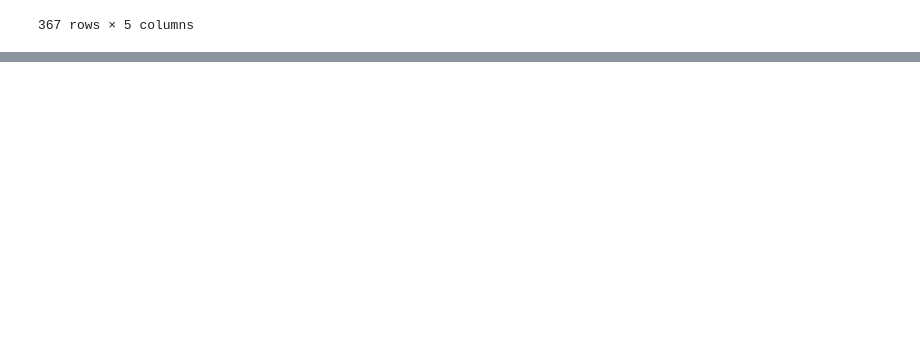
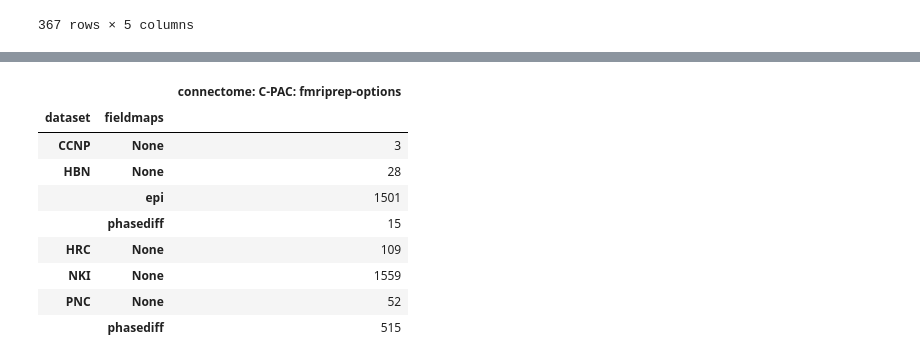
Before and after one commit to shnizzedy/pickle-RBC-exemplars, a Jupyter notebook: pickle_table.ipynb, the cells around one changed output, grey strips where cells are left out. Drawn from its saved outputs; the diff is of its cells as text; code cells hidden in the pictures; blank space fills up the shorter version.

Commit message:
:monocle_face: Group / count

```diff
--- a/pickle_table.ipynb
+++ b/pickle_table.ipynb
@@ -286,3 +286,8 @@ df[(df['connectome: fMRIPrep'] != '') & (df['connectome: C-PAC: fmriprep-options
 | sub-NDARCG073GZ6_ses-HBNsiteRU_ta... | HBN | s3://fcp-indi/data/Projects/HBN/B... | epi | sub-NDARCG073GZ6_ses-HBNsiteRU_ta... | sub-NDARCG073GZ6_ses-HBNsiteRU_ta... |
 | sub-NDARTH433TE0_ses-HBNsiteRU_ta... | HBN | s3://fcp-indi/data/Projects/HBN/B... | epi | sub-NDARTH433TE0_ses-HBNsiteRU_ta... | sub-NDARTH433TE0_ses-HBNsiteRU_ta... |
 367 rows × 5 columns
+# %%
+cpac = {'done': {'raw': df[df['connectome: C-PAC: fmriprep-options'] != '']},
+        'remaining': {'raw': df[df['connectome: C-PAC: fmriprep-options'] == '']}}
+for key in list(cpac.keys()):
+    cpac[key]['grouped'] = cpac[key]['raw'][['dataset', 'fieldmaps', 'connectome: C-PAC: fmriprep-options']].groupby(by=['dataset', 'fieldmaps']).count()
@@ -288,0 +343,14 @@ df[(df['connectome: fMRIPrep'] != '') & (df['connectome: C-PAC: fmriprep-options
+# %%
+# count of remaining runs by dataset & type of fieldmaps
+cpac['remaining']['grouped']
+# %% [output]
+|  |  | connectome: C-PAC: fmriprep-options |
+| dataset | fieldmaps |  |
+| CCNP | None | 3 |
+| HBN | None | 28 |
+|  | epi | 1501 |
+|  | phasediff | 15 |
+| HRC | None | 109 |
+| NKI | None | 1559 |
+| PNC | None | 52 |
+|  | phasediff | 515 |
```
Also changed, not shown: parts of 4 cells of this notebook.
